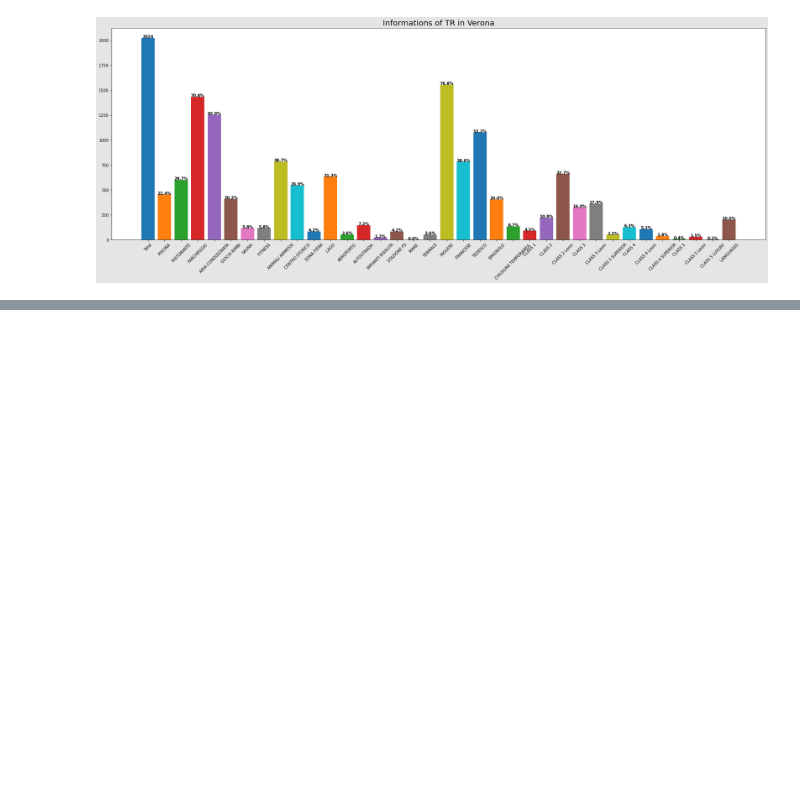
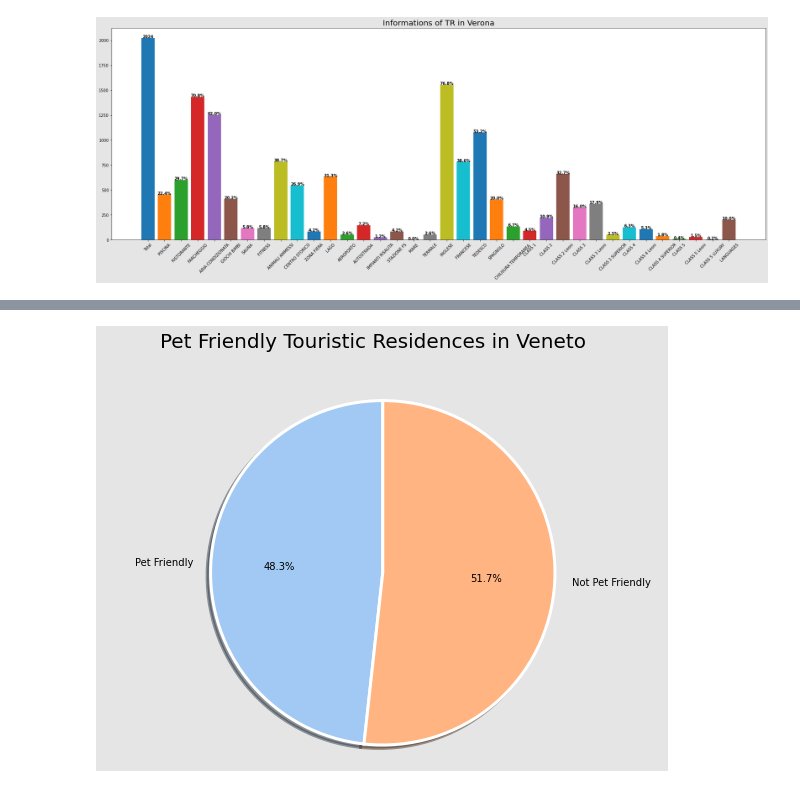
Before and after one commit to NicoloAvesani/project_Tourist_Residences_in_Veneto, a Jupyter notebook: project_on_colab.ipynb, the cells around one changed output, grey strips where cells are left out. Cells and saved outputs as stored; diff of their text form; code cells hidden in the pictures; blank space fills up the shorter version.

```diff
--- a/project_on_colab.ipynb
+++ b/project_on_colab.ipynb
@@ -753,0 +794,25 @@ plt.show()
+# %%
+## How many touristic residences are pet friendly in Veneto?
+
+sum_pf = np.sum(animal_friendly_list)
+total_tr = np.sum(city_len)
+
+## ratio of animal friendly tr in Veneto
+
+ratio_af_tr = sum_pf/total_tr
+
+## create a pie chart with the pf touristic residences and the not pf touristic residences in Veneto
+
+labels = ['Pet Friendly', 'Not Pet Friendly']
+sizes = [ratio_af_tr, 1 - ratio_af_tr]
+
+fig1, ax1 = plt.subplots(figsize=(10,7))
+ax1.pie(sizes, labels=labels, autopct='%1.1f%%',
+        shadow=True, startangle=90, wedgeprops = { 'linewidth' : 3, 'edgecolor' : 'white' }, colors=palette)
+ax1.axis('equal')  # Equal aspect ratio ensures that pie is drawn as a circle
+
+plt.suptitle("Pet Friendly Touristic Residences in Veneto", fontsize=20)
+
+plt.show()
+# %% [output]
+[figure, added]
```
Also changed, not shown: parts of 4 cells of this notebook.
